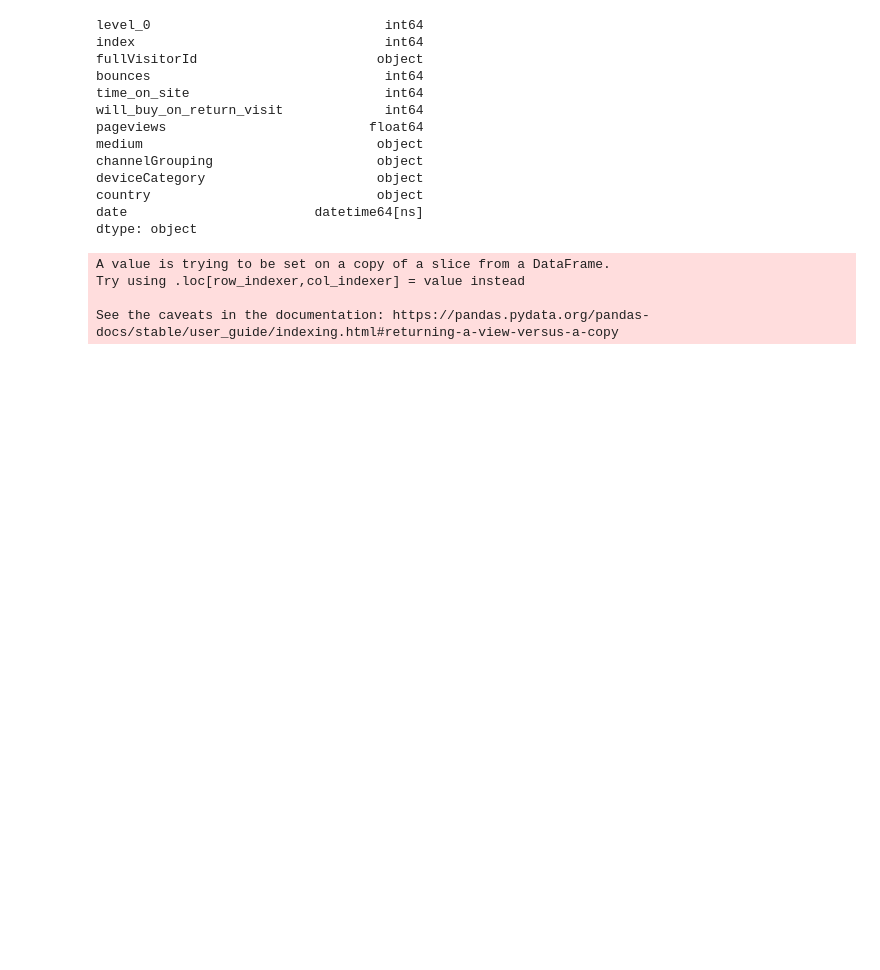
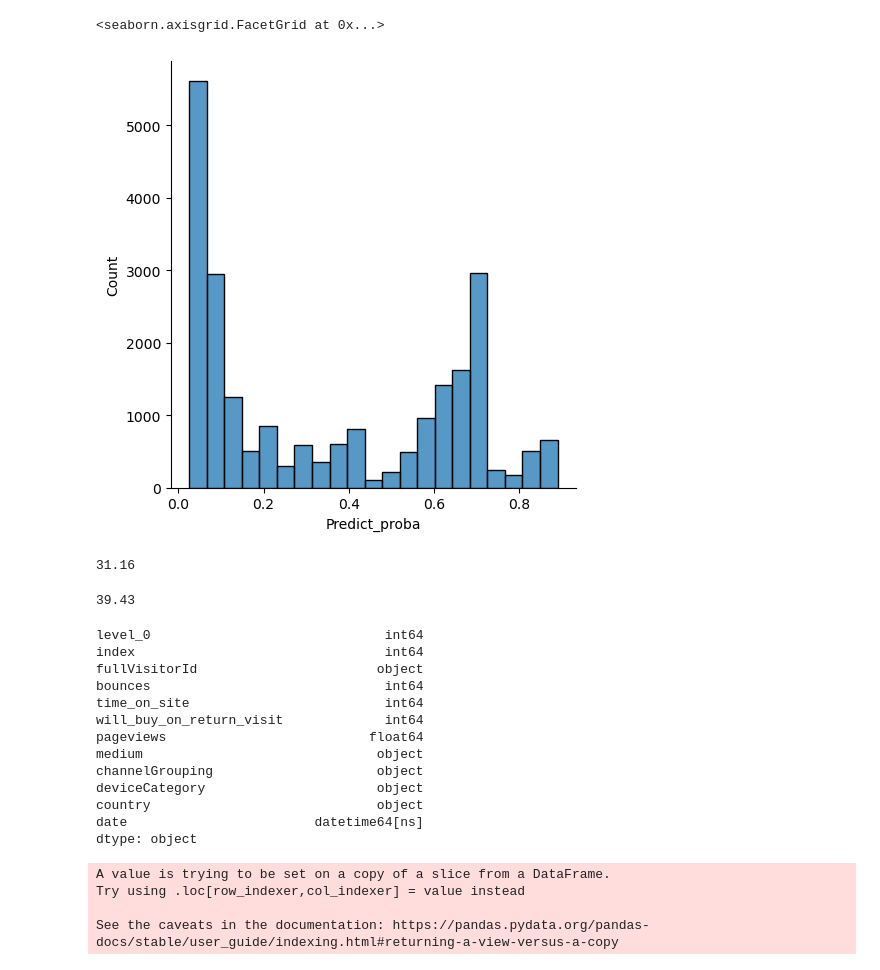
Before and after one commit to Melodyellinn/App_Beauty_E1, a Jupyter notebook: notebook_graph_test.ipynb, the cells around one changed output. Drawn from its saved outputs; the diff is of its cells as text; code cells hidden in the pictures; blank space fills up the shorter version.

```diff
--- a/notebook_graph_test.ipynb
+++ b/notebook_graph_test.ipynb
@@ -16,3 +16,18 @@ data = pd.read_sql("""SELECT *
                       FROM Raw_data""", conn)
 predict_data = pd.read_sql("""SELECT *
                       FROM Result_data""", conn)
+# %%
+d_ = data.set_index("index")
+p_ = predict_data.set_index("index")
+data_new = d_.merge(p_)
+data_new['date']= pd.to_datetime(data_new["date"])
+data_untouch = data_new.copy()
+# %%
+start_date_n = data_new.date.max()
+end_date_n = start_date_n - timedelta(days=7)
+start_date_n1 = end_date_n - timedelta(days=1)
+end_date_n1 = start_date_n1 - timedelta(days=7)
+
+#filter
+data_new = data_new[data_new["date"].between(end_date_n,start_date_n)]
+data_last_week = data_untouch[data_untouch['date'].between(end_date_n1,start_date_n1)]
@@ -19,2 +98,12 @@ predict_data = pd.read_sql("""SELECT *
+# %%
+import seaborn as sns
+sns.displot(data_new.Predict_proba)
+# %% [output]
+<seaborn.axisgrid.FacetGrid at 0x...>
+[figure, added]
+# %%
+percent_of_buyer_last_week
+# %% [output]
+31.16
 # %%
 df = data.copy()
@@ -23,3 +110,7 @@ df['date']= pd.to_datetime(df["date"])
+# %%
+percent_of_buyer_this_week
+# %% [output]
+39.43
 # %%
 df.dtypes
 # %% [output]
```
Also changed, not shown: parts of 8 cells of this notebook, 2 other files.
